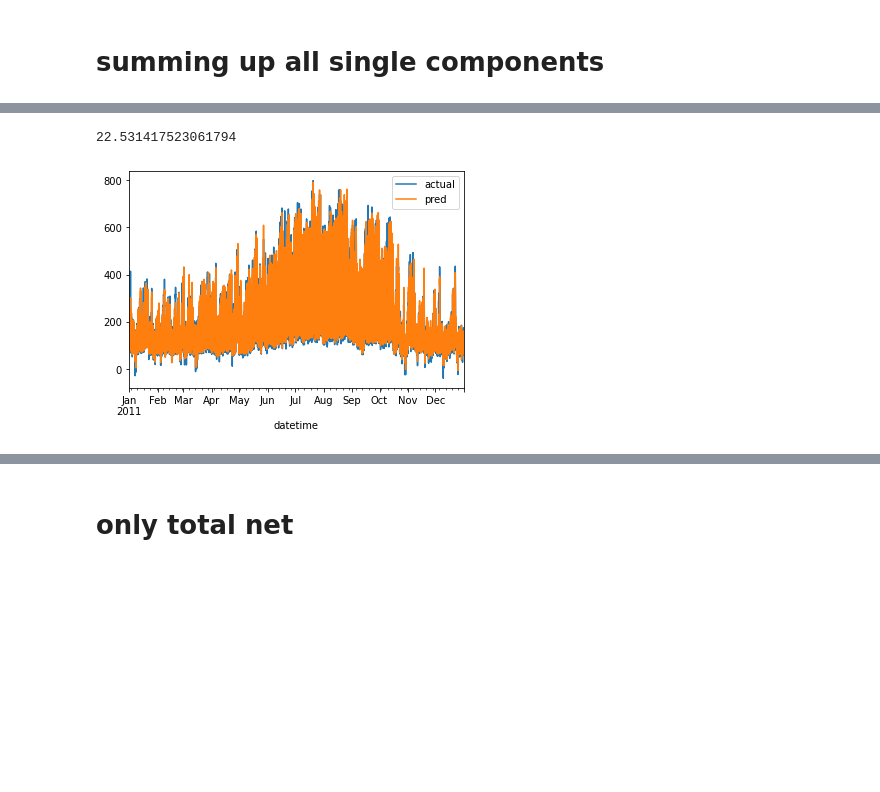
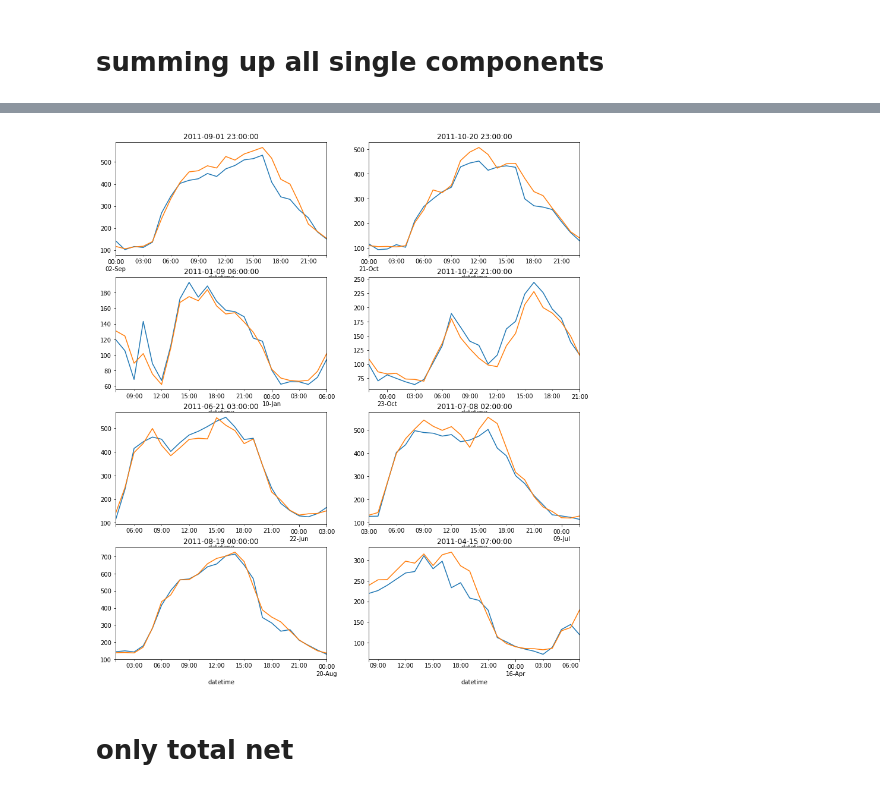
Before and after one commit to erickCantu/TheGreenCitySolutionsGroup, a Jupyter notebook: notebooks/component_wise_ml.ipynb, the cells around one changed output, grey strips where cells are left out. Drawn from its saved outputs; the diff is of its cells as text; code cells hidden in the pictures; blank space fills up the shorter version.

Commit message:
added description of my models and fixed some typos

```diff
--- a/notebooks/component_wise_ml.ipynb
+++ b/notebooks/component_wise_ml.ipynb
@@ -306,6 +201,70 @@ new_preds["actual"] = total_net
 # %%
-new_preds[["actual", "pred"]].plot()
-mean_absolute_error(new_preds["pred"], new_preds["actual"])
+predict_y4 = False
+if predict_y4:
+    new_preds = predict_components_and_sum_up()
+    new_preds[["actual", "pred"]].plot()
+    print("MAE for y4:")
+    mean_absolute_error(new_preds["pred"], new_preds["actual"])
-# %% [output]
-22.531417523061794
-[figure, removed]
+# %%
+pred_indices = [32135, 33311, 26478, 33357, 30387, 30794, 31800, 28783]
+
+mae_list = []
+mse_list = []
+r2_list = []
+forecasts = pd.DataFrame(columns=['prediction','run_id','id'])
+
+fig, ax = plt.subplots(4,2,figsize=(14,16))
+i = 1
+for index in pred_indices:
+
+    pred_df = predict_components_and_sum_up(index=index)
+    y_test = pred_df["actual"]
+    y_pred_test = pred_df["pred"]
+
+    day = index2datetime(index)
+    #y_test = new_preds.loc[day+pd.DateOffset(hours=1):day+pd.DateOffset(hours=24), "actual"]
+    #y_pred_test = new_preds.loc[day+pd.DateOffset(hours=1):day+pd.DateOffset(hours=24), "pred"]
+
+    # Print error metrics
+    mae = mean_absolute_error(y_test, y_pred_test)
+    mse = mean_squared_error(y_test, y_pred_test)
+    r2 = r2_score(y_test, y_pred_test)
+    print(f"Day: {day}, mae: {mae:.3f}, mse: {mse:.3f}, rmse: {np.sqrt(mse):.3f}, r2: {r2:.3f}")
+    mae_list.append(mae)
+    mse_list.append(mse)
+    r2_list.append(r2)
+    # Plot actual vs predicted net energy usage for each of the chosen days
+    plt.subplot(4, 2, i)
+    y_test.plot()
+    y_pred_test.plot()
+    plt.title(day)
+    i = i + 1
+
+#    if write_data:
+#        # Starting the MLFlow run
+#        r = mlflow.start_run(run_name="random_forest")
+#        print("run-uuid:", r.info.run_uuid)
+#        for k, v in global_params.items():
+#            mlflow.log_param(k, v)
+#            mlflow.log_param("model", "random_forest")
+#            mlflow.log_param("datetime", day)
+#            mlflow.log_param("feature", "net_load_kW")
+#            mlflow.log_metric("mse", mse)
+#            mlflow.log_metric("mae", mae)
+#            mlflow.log_metric("r2_score", r2)
+#        mlflow.end_run()
+#
+#        # DataFrame for writing to SQL database
+#        day_forecast = pd.DataFrame(columns=['prediction','run_id','id'])
+#        day_forecast['prediction'] = y_pred_test
+#        day_forecast['run_id'] = r.info.run_uuid
+#        day_forecast['id'] = np.arange(index+1,index+25)
+#        forecasts = pd.concat([forecasts, day_forecast], axis=0)
+#
+## Write to SQL DB
+#if write_data:
+#    forecasts = forecasts.set_index('id')
+#    forecasts.to_sql("forecast", con=db, if_exists="append")
+
+print(f"Avg mae: {np.mean(mae_list):.3f}, Avg mse: {np.mean(mse_list):.3f}, Avg rmse: {np.sqrt(np.mean(mse_list)):.3f}, Avg r2: {np.mean(r2):.3f}")
+# %% [output]
@@ -312,3 +288,4 @@ mean_absolute_error(new_preds["pred"], new_preds["actual"])
+[figure, added]
 # %% [markdown]
 # only total net
 # %%
```
Also changed, not shown: parts of 7 cells of this notebook, 3 other files.
